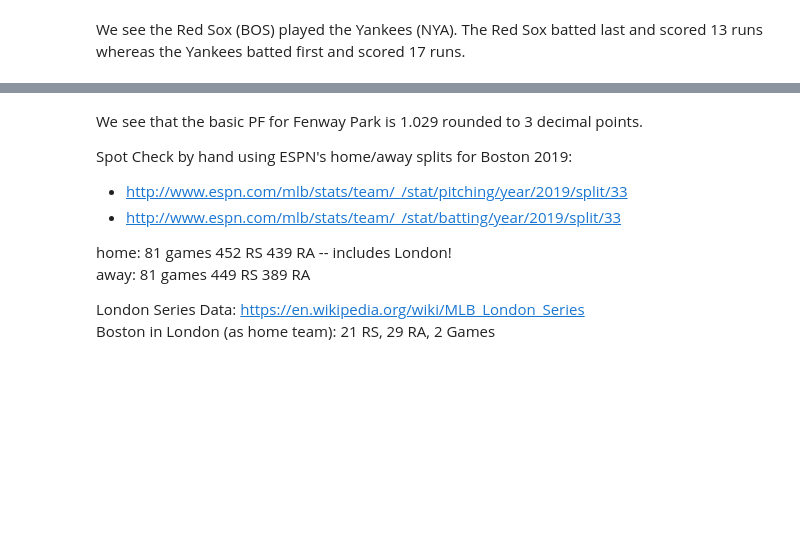
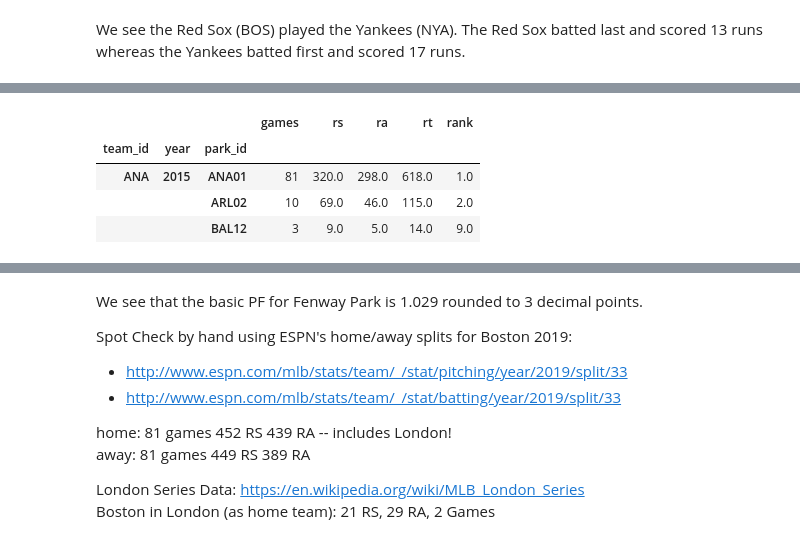
Before and after one commit to sdiehl28/baseball-analytics, a Jupyter notebook: baseball_jupyter_nb/03a_ParkFactor_CSV.ipynb, the cells around one changed output, grey strips where cells are left out. Saved outputs shown, nothing was run; the diff lists cells and outputs as text; code cells hidden in the pictures; blank space fills up the shorter version.

```diff
--- a/baseball_jupyter_nb/03a_ParkFactor_CSV.ipynb
+++ b/baseball_jupyter_nb/03a_ParkFactor_CSV.ipynb
@@ -246,0 +253,3 @@ def find_road_parks(rt):
+# %%
+runs_scored = compute_runs_scored(tg_parks)
+runs_scored.head(4)
@@ -246,0 +263,10 @@ def find_road_parks(rt):
+# %%
+def compute_runs_allowed(tg_park):
+    """Compute Runs Allowed per team per year per park."""
+
+    cols = ['opponent_team_id', 'year', 'park_id']
+    tmp = tg_park.groupby(cols).agg(games=('game_id', 'count'), ra=('r', 'sum'))
+    return tmp.rename_axis(['team_id', 'year', 'park_id'])
+# %%
+runs_allowed = compute_runs_allowed(tg_parks)
+runs_allowed.head(4)
@@ -246,0 +280,26 @@ def find_road_parks(rt):
+# %%
+def compute_runs_total(runs_scored, runs_allowed):
+    """Join RS to RA create single dataframe.  Rank by games to find home_parks_runs."""
+
+    rt = runs_scored.join(runs_allowed, lsuffix='_rs', rsuffix='_ra')
+
+    # validate code
+    assert (rt['games_rs'] == rt['games_ra']).all()
+    assert rt['ra'].sum() == rt['rs'].sum()
+
+    # rank games per team per year
+    rt = rt.rename(columns={'games_rs':'games'})
+    rt = rt.drop(columns=['games_ra'])
+    rt['rt'] = rt['rs'] + rt['ra']
+    rt['rank'] = rt['games'].groupby(['team_id', 'year']).rank(ascending=False, method='first')
+
+    return rt
+# %%
+runs_total = compute_runs_total(runs_scored, runs_allowed)
+runs_total.head(3)
+# %% [output]
+|  |  |  | games | rs | ra | rt | rank |
+| team_id | year | park_id |  |  |  |  |  |
+| ANA | 2015 | ANA01 | 81 | 320.0 | 298.0 | 618.0 | 1.0 |
+|  |  | ARL02 | 10 | 69.0 | 46.0 | 115.0 | 2.0 |
+|  |  | BAL12 | 3 | 9.0 | 5.0 | 14.0 | 9.0 |
```
Also changed, not shown: parts of 63 cells of this notebook.
